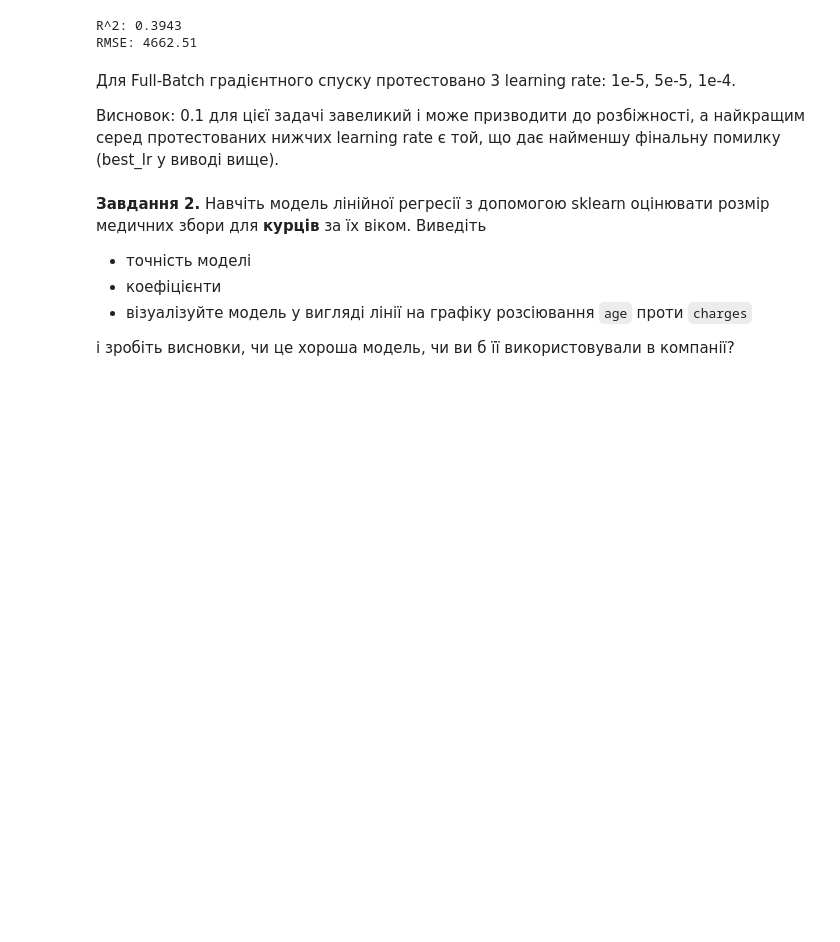
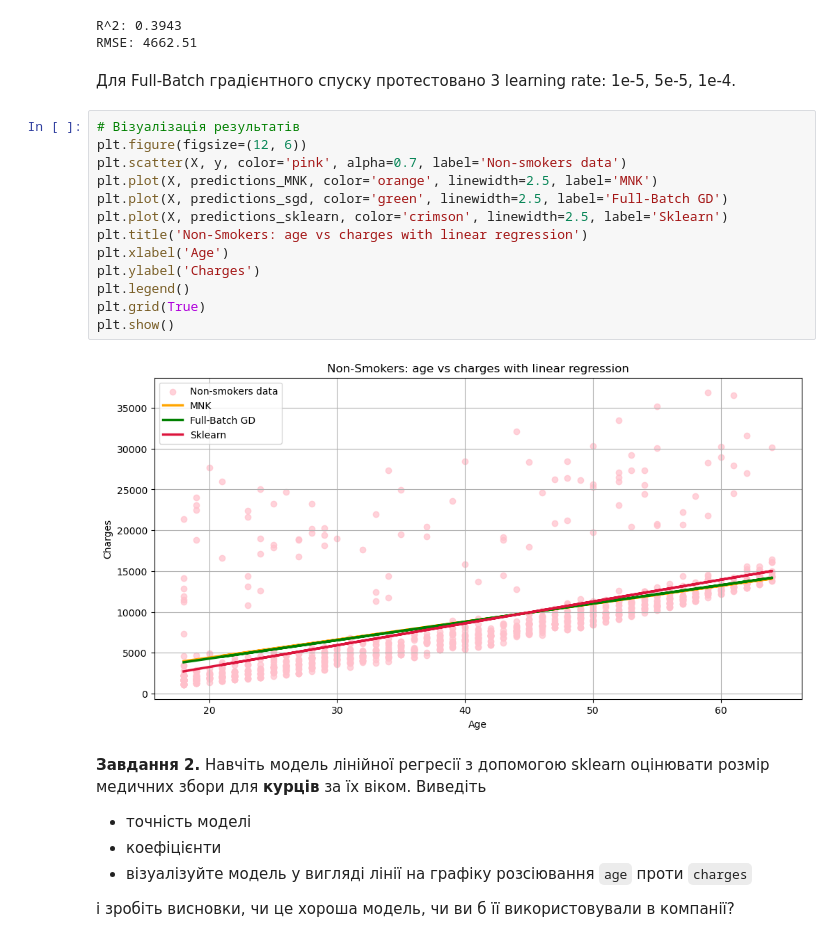
Before and after one commit to askryp/python_for_ds_tasks, a Jupyter notebook: Notebooks/Модуль 2. Навчання з учителем/HW_2_1_Побудова_лінійної_регресії_за_одною_ознакою.ipynb, the cells around one changed output. Drawn from its saved outputs; the diff is of its cells as text; blank space fills up the shorter version.

```diff
--- a/Notebooks/Модуль 2. Навчання з учителем/HW_2_1_Побудова_лінійної_регресії_за_одною_ознакою.ipynb
+++ b/Notebooks/Модуль 2. Навчання з учителем/HW_2_1_Побудова_лінійної_регресії_за_одною_ознакою.ipynb
@@ -144,8 +144,21 @@ R^2: 0.3943
 RMSE: 4662.51
 # %% [markdown]
 Для Full-Batch градієнтного спуску протестовано 3 learning rate: 1e-5, 5e-5, 1e-4.
-
-Висновок: 0.1 для цієї задачі завеликий і може призводити до розбіжності, а найкращим серед протестованих нижчих learning rate є той, що дає найменшу фінальну помилку (best_lr у виводі вище).
+# %%
+# Візуалізація результатів
+plt.figure(figsize=(12, 6))
+plt.scatter(X, y, color='pink', alpha=0.7, label='Non-smokers data')
+plt.plot(X, predictions_MNK, color='orange', linewidth=2.5, label='MNK')
+plt.plot(X, predictions_sgd, color='green', linewidth=2.5, label='Full-Batch GD')
+plt.plot(X, predictions_sklearn, color='crimson', linewidth=2.5, label='Sklearn')
+plt.title('Non-Smokers: age vs charges with linear regression')
+plt.xlabel('Age')
+plt.ylabel('Charges')
+plt.legend()
+plt.grid(True)
+plt.show()
+# %% [output]
+[figure, added]
 # %% [markdown]
  **Завдання 2.** Навчіть модель лінійної регресії з допомогою sklearn оцінювати розмір медичних збори для **курців** за їх віком.
 Виведіть
```
